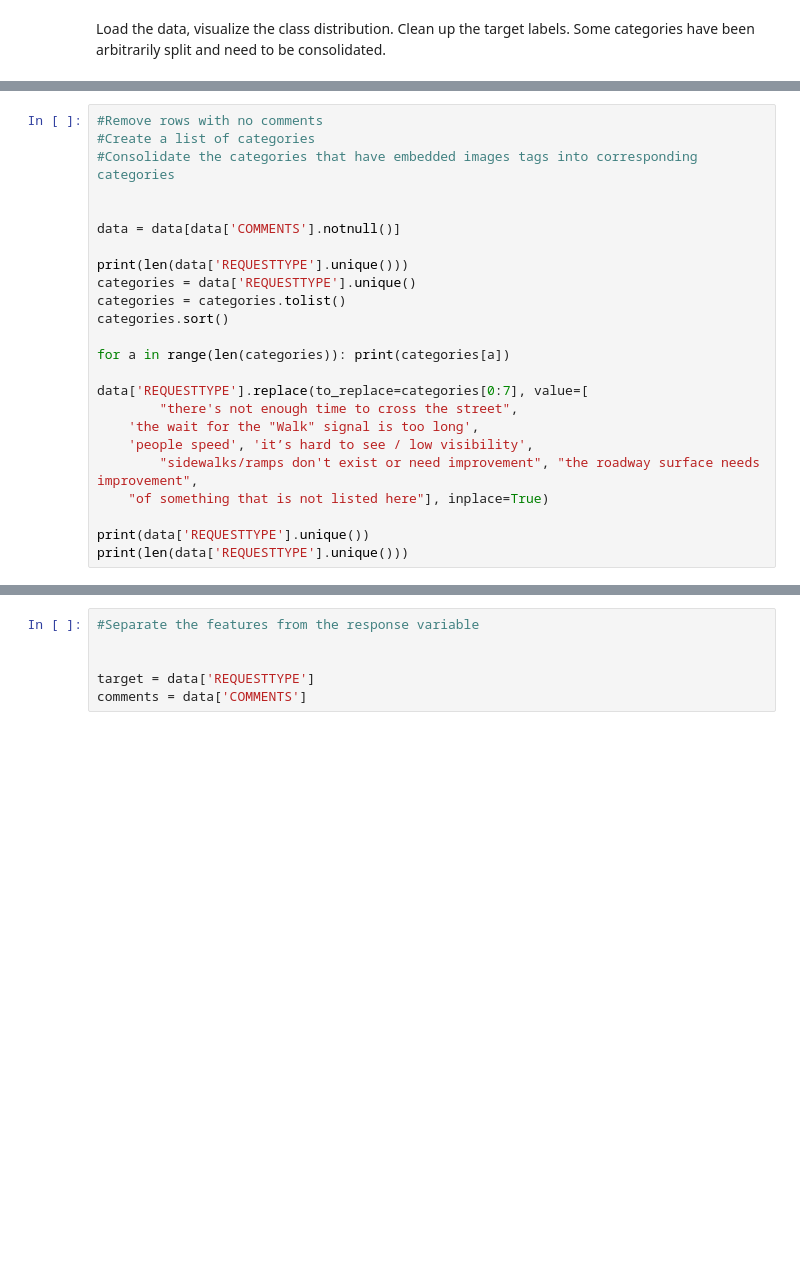
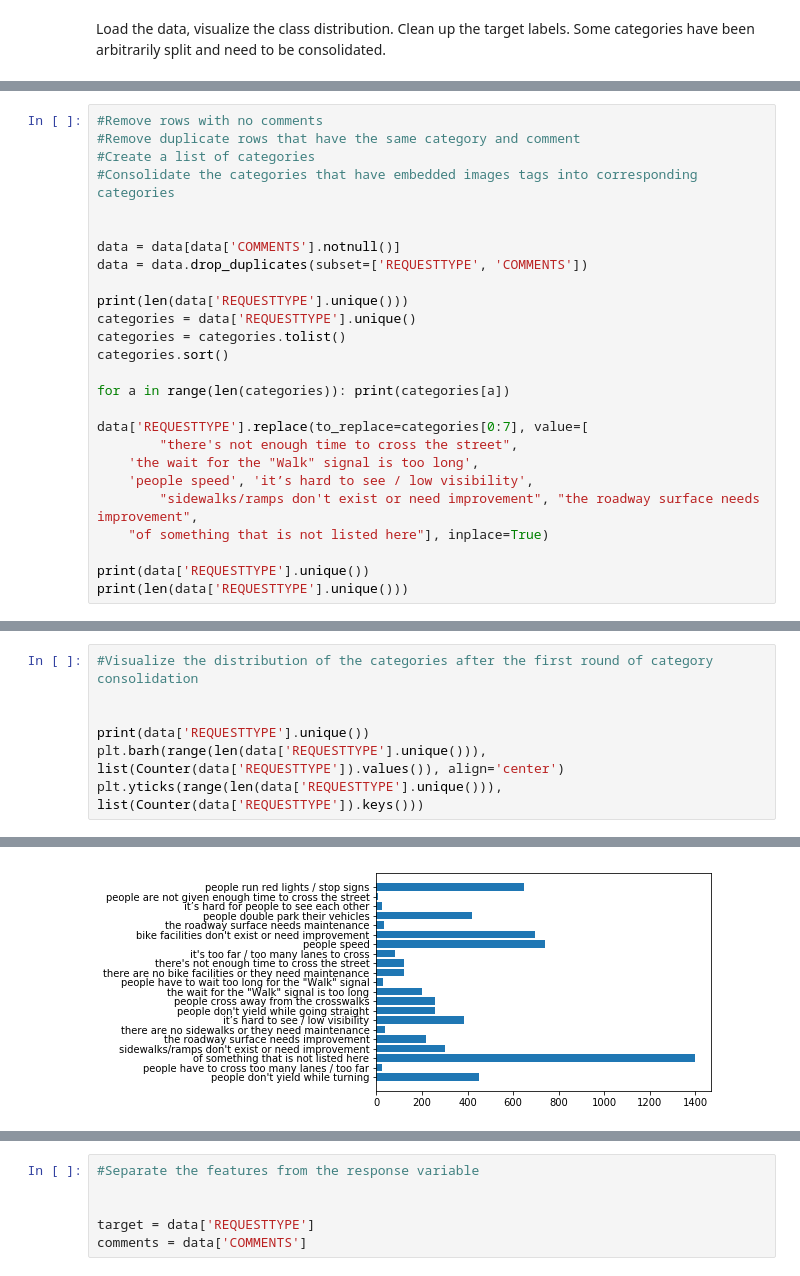
Before and after one commit to wl2522/VisionZeroBoston, a Jupyter notebook: hw4_starter_notebook.ipynb, the cells around one changed output, grey strips where cells are left out. Saved outputs shown, nothing was run; the diff lists cells and outputs as text; blank space fills up the shorter version.

```diff
--- a/hw4_starter_notebook.ipynb
+++ b/hw4_starter_notebook.ipynb
@@ -50,10 +103,12 @@ data = pd.read_csv('Vision_Zero_Entry.csv')
 # %%
 #Remove rows with no comments
+#Remove duplicate rows that have the same category and comment
 #Create a list of categories
 #Consolidate the categories that have embedded images tags into corresponding categories
 
 
 data = data[data['COMMENTS'].notnull()]
+data = data.drop_duplicates(subset=['REQUESTTYPE', 'COMMENTS'])
 
 print(len(data['REQUESTTYPE'].unique()))
 categories = data['REQUESTTYPE'].unique()
@@ -89,3 +144,11 @@ it’s hard to see / low visibility
  'people have to wait too long for the "Walk" signal'
  'people are not given enough time to cross the street']
 21
+# %%
+#Visualize the distribution of the categories after the first round of category consolidation
+
+
+print(data['REQUESTTYPE'].unique())
+plt.barh(range(len(data['REQUESTTYPE'].unique())), list(Counter(data['REQUESTTYPE']).values()), align='center')
+plt.yticks(range(len(data['REQUESTTYPE'].unique())), list(Counter(data['REQUESTTYPE']).keys()))
+# %% [output]
@@ -92,3 +183,4 @@ it’s hard to see / low visibility
+[figure, added]
 # %%
 #Count how many occurrences of each category occur in the dataset
 #Create a list with tuples containing each category and its number of occurrences
```
Also changed, not shown: parts of 13 cells of this notebook.
